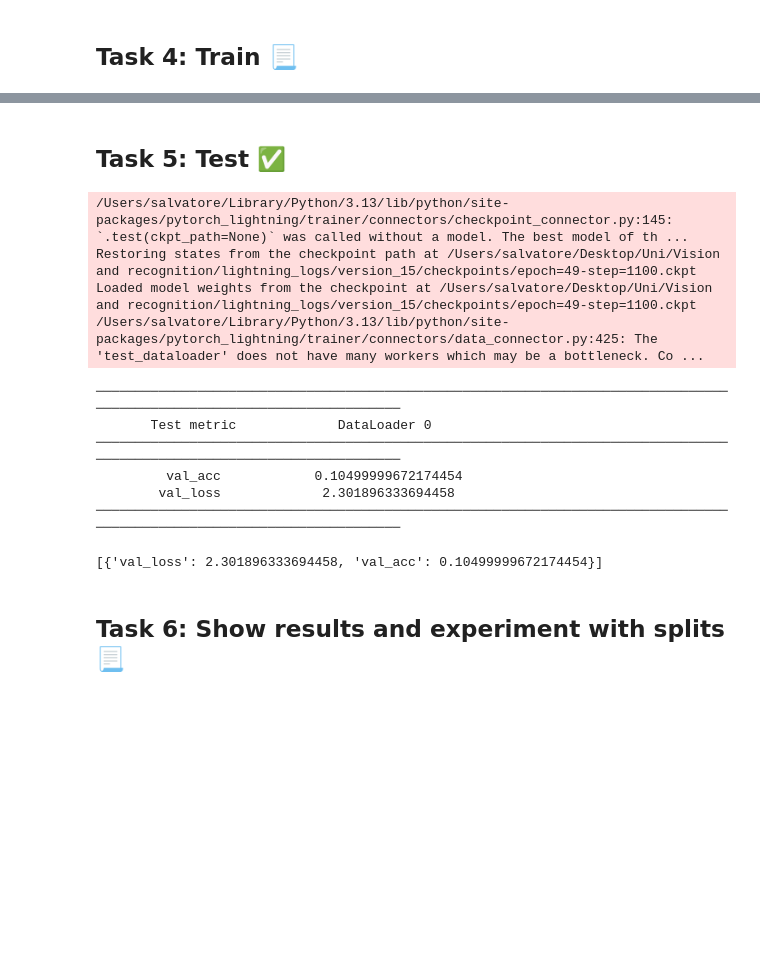
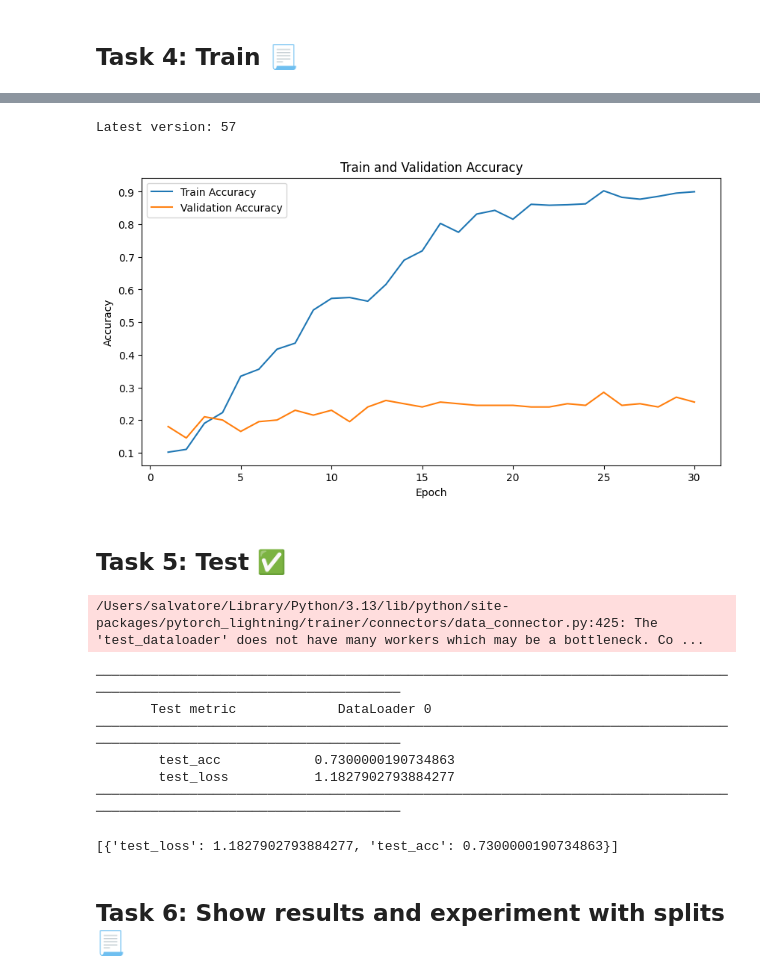
Before and after one commit to Sasso0101/Uni, a Jupyter notebook: Vision and recognition/Classification_MLP.ipynb, the cells around one changed output, grey strips where cells are left out. Saved outputs shown, nothing was run; the diff lists cells and outputs as text; code cells hidden in the pictures; blank space fills up the shorter version.

```diff
--- a/Vision and recognition/Classification_MLP.ipynb
+++ b/Vision and recognition/Classification_MLP.ipynb
@@ -295,19 +278,46 @@ env: PYTORCH_MPS_HIGH_WATERMARK_RATIO=0.0
+# %%
+import pandas as pd
+
+# Import necessary libraries
+
+# Load the logs
+# Load the latest version of the logs
+log_dir = 'lightning_logs'
+latest_version = max([int(d.split('_')[-1]) for d in os.listdir(log_dir) if d.startswith('version_')])
+metrics = pd.read_csv(f'{log_dir}/version_{latest_version}/metrics.csv')
+
+print(f'Latest version: {latest_version}')
+
+# Extract the relevant data
+train_acc = metrics['train_acc'].dropna().values
+val_acc = metrics['val_acc'].dropna().values
+epochs = range(1, len(train_acc) + 1)
+
+# Plot train and validation accuracy
+plt.figure(figsize=(10, 5))
+plt.plot(epochs, train_acc, label='Train Accuracy')
+plt.plot(epochs, val_acc, label='Validation Accuracy')
+plt.xlabel('Epoch')
+plt.ylabel('Accuracy')
+plt.title('Train and Validation Accuracy')
+plt.legend()
+plt.show()
+# %% [output]
+Latest version: 57
+[figure, added]
 # %% [markdown]
 ## Task 5: Test ✅
 # %%
-trainer.test(datamodule=datamodule)
+trainer.test(model, datamodule)
 # %% [output]
-/Users/salvatore/Library/Python/3.13/lib/python/site-packages/pytorch_lightning/trainer/connectors/checkpoint_connector.py:145: `.test(ckpt_path=None)` was called without a model. The best model of th ...
-Restoring states from the checkpoint path at /Users/salvatore/Desktop/Uni/Vision and recognition/lightning_logs/version_15/checkpoints/epoch=49-step=1100.ckpt
-Loaded model weights from the checkpoint at /Users/salvatore/Desktop/Uni/Vision and recognition/lightning_logs/version_15/checkpoints/epoch=49-step=1100.ckpt
 /Users/salvatore/Library/Python/3.13/lib/python/site-packages/pytorch_lightning/trainer/connectors/data_connector.py:425: The 'test_dataloader' does not have many workers which may be a bottleneck. Co ...
 ────────────────────────────────────────────────────────────────────────────────────────────────────────────────────────
        Test metric             DataLoader 0
 ────────────────────────────────────────────────────────────────────────────────────────────────────────────────────────
-         val_acc            0.10499999672174454
-        val_loss             2.301896333694458
+        test_acc            0.7300000190734863
+        test_loss           1.1827902793884277
 ────────────────────────────────────────────────────────────────────────────────────────────────────────────────────────
-[{'val_loss': 2.301896333694458, 'val_acc': 0.10499999672174454}]
+[{'test_loss': 1.1827902793884277, 'test_acc': 0.7300000190734863}]
 # %% [markdown]
 ## Task 6: Show results and experiment with splits 📃
 # %%
```
Also changed, not shown: parts of 14 cells of this notebook, 1 other file.
